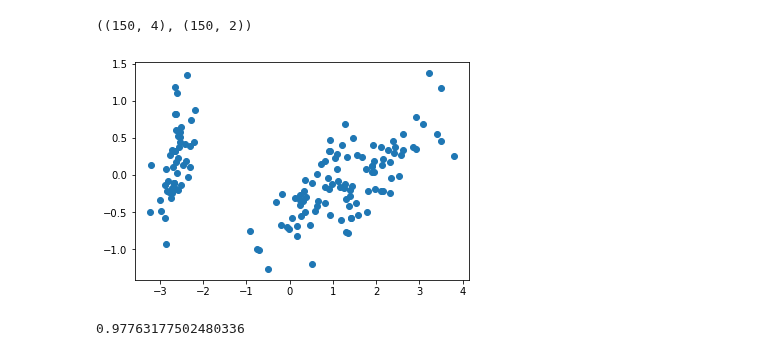
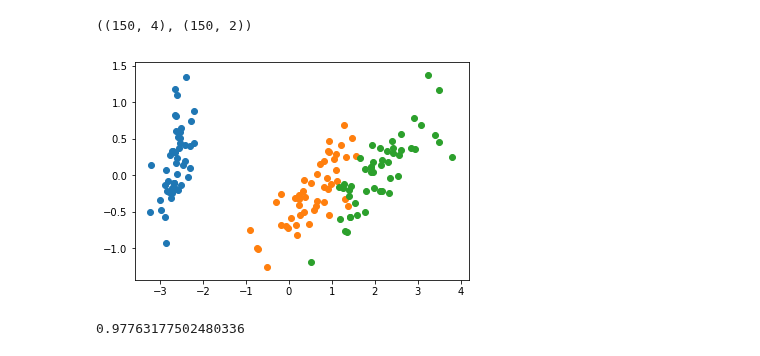
Before and after one commit to rvernagus/data-science-notebooks, a Jupyter notebook: scikit-learn/Preparing Data.ipynb, the cells around one changed output. Cells and saved outputs as stored; diff of their text form; code cells hidden in the pictures.

```diff
--- a/scikit-learn/Preparing Data.ipynb
+++ b/scikit-learn/Preparing Data.ipynb
@@ -388,10 +388,12 @@ iris_X_prime = pca.fit_transform(iris_X)
 iris_X.shape, iris_X_prime.shape
 # %% [output]
 ((150, 4), (150, 2))
-# %%
-plt.scatter(iris_X_prime[:, 0], iris_X_prime[:, 1]);
-# %% [output]
-[figure, removed]
+# %%
+plt.scatter(iris_X_prime[:49, 0], iris_X_prime[:49, 1]);
+plt.scatter(iris_X_prime[50:99, 0], iris_X_prime[50:99, 1]);
+plt.scatter(iris_X_prime[100:150, 0], iris_X_prime[100:150, 1]);
+# %% [output]
+[figure, added]
 # %%
 pca.explained_variance_ratio_.sum()
 # %% [output]
```
Also changed, not shown: parts of 5 cells of this notebook.
